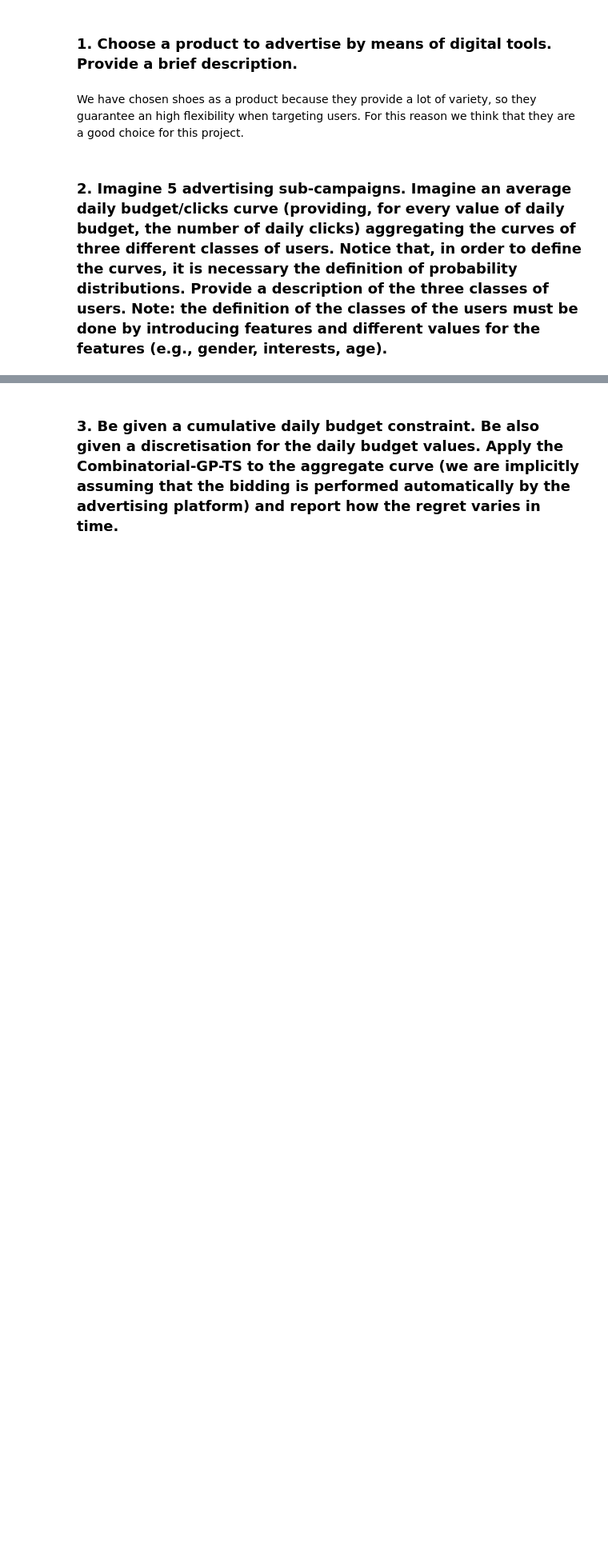
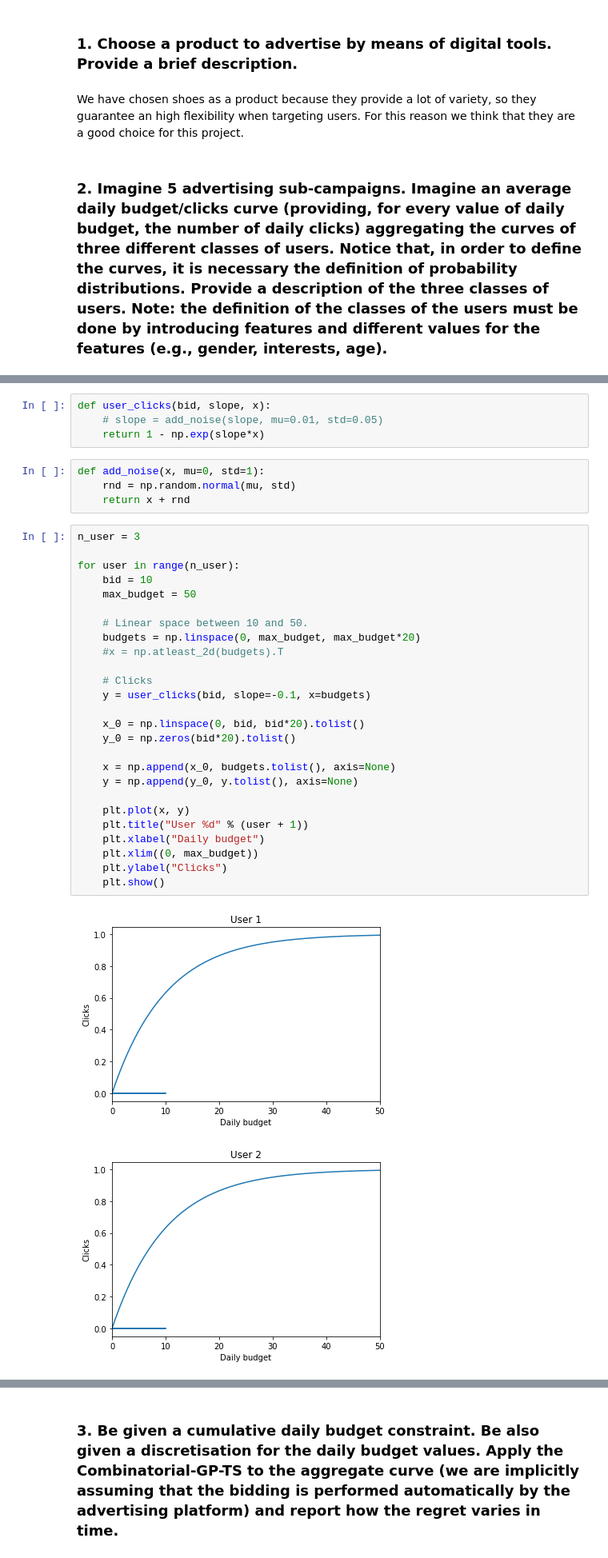
Before and after one commit to filipkrasniqi/DIA, a Jupyter notebook: DIA Project - Part 3.ipynb, the cells around one changed output, grey strips where cells are left out. Shown at 80% size. Saved outputs shown, nothing was run; the diff lists cells and outputs as text; blank space fills up the shorter version.

Commit message:
Definition of user curves

```diff
--- a/DIA Project - Part 3.ipynb
+++ b/DIA Project - Part 3.ipynb
@@ -8,0 +12,37 @@ We have chosen shoes as a product because they provide a lot of variety, so they
+# %%
+def user_clicks(bid, slope, x):
+    # slope = add_noise(slope, mu=0.01, std=0.05)
+    return 1 - np.exp(slope*x)
+# %%
+def add_noise(x, mu=0, std=1):
+    rnd = np.random.normal(mu, std)
+    return x + rnd
+# %%
+n_user = 3
+
+for user in range(n_user):
+    bid = 10
+    max_budget = 50
+
+    # Linear space between 10 and 50.
+    budgets = np.linspace(0, max_budget, max_budget*20)
+    #x = np.atleast_2d(budgets).T
+
+    # Clicks
+    y = user_clicks(bid, slope=-0.1, x=budgets)
+
+    x_0 = np.linspace(0, bid, bid*20).tolist()
+    y_0 = np.zeros(bid*20).tolist()
+
+    x = np.append(x_0, budgets.tolist(), axis=None)
+    y = np.append(y_0, y.tolist(), axis=None)
+
+    plt.plot(x, y)
+    plt.title("User %d" % (user + 1))
+    plt.xlabel("Daily budget")
+    plt.xlim((0, max_budget))
+    plt.ylabel("Clicks")
+    plt.show()
+# %% [output]
+[figure, added]
+[figure, added]
```
Also changed, not shown: parts of 3 cells of this notebook.
